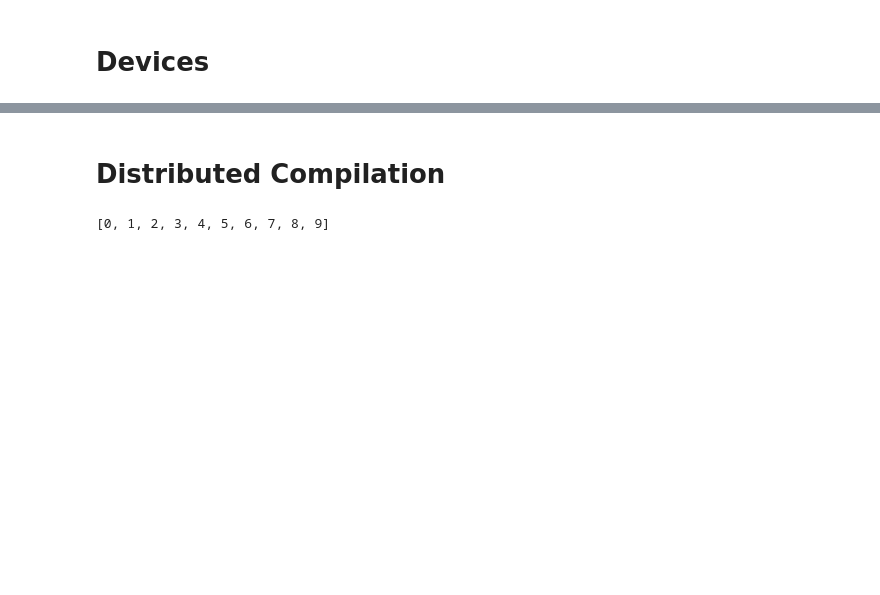
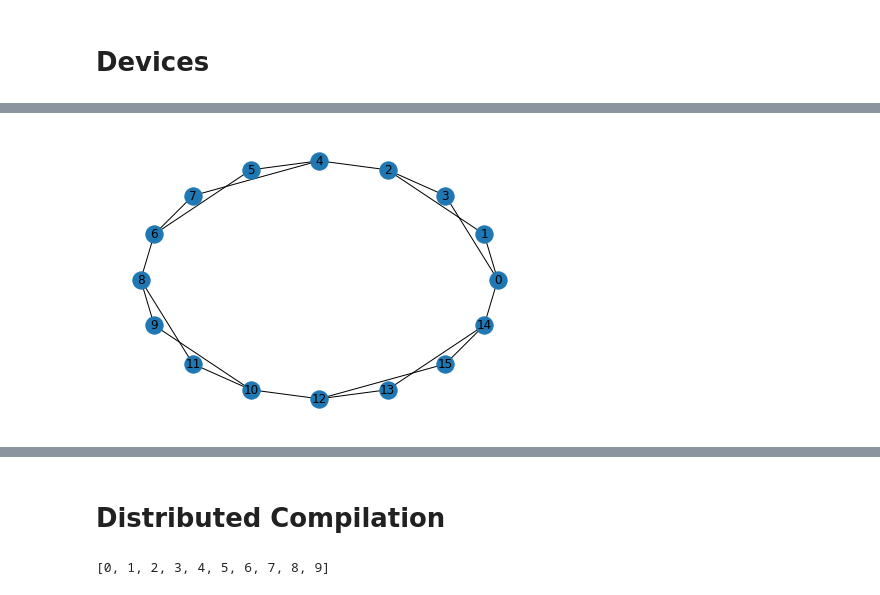
Before and after one commit to teaguetomesh/c2qa-modular-qc, a Jupyter notebook: examples/example_notebook.ipynb, the cells around one changed output, grey strips where cells are left out. Cells and saved outputs as stored; diff of their text form; code cells hidden in the pictures; blank space fills up the shorter version.

```diff
--- a/examples/example_notebook.ipynb
+++ b/examples/example_notebook.ipynb
@@ -41,0 +29,4 @@ nx.draw_spring(loop.get_qubit_graph(), with_labels=True)
+# %%
+nx.draw_circular(device.physical_qubit_graph, with_labels=True)
+# %% [output]
+[figure, added]
```
Also changed, not shown: parts of 8 cells of this notebook, 3 other files.
